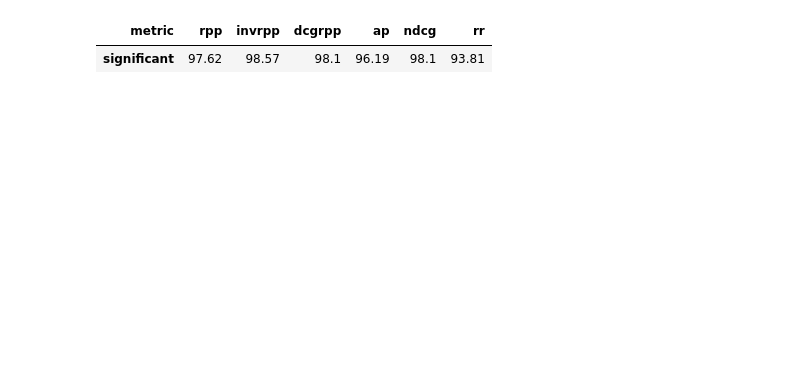
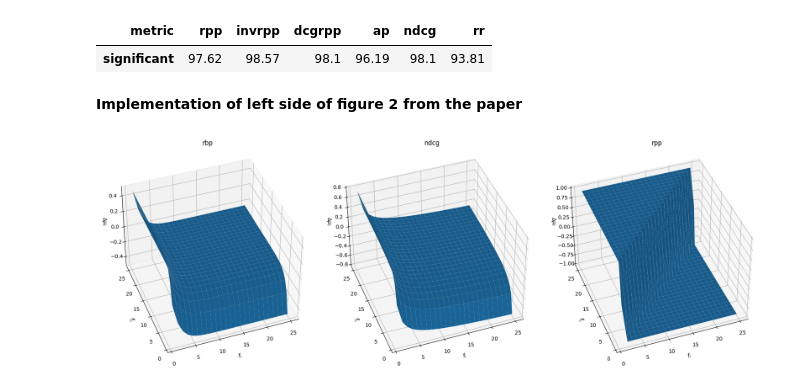
Before and after one commit to SitaraLiang/ir-rpp-project, a Jupyter notebook: experiments/milos/sandbox.ipynb, the cells around one changed output. Drawn from its saved outputs; the diff is of its cells as text; code cells hidden in the pictures; blank space fills up the shorter version.

Commit message:
Implement Figure 2 from paper

```diff
--- a/experiments/milos/sandbox.ipynb
+++ b/experiments/milos/sandbox.ipynb
@@ -16,3 +16,48 @@ df_summary
 # %% [output]
 | metric | rpp | invrpp | dcgrpp | ap | ndcg | rr |
 | significant | 97.62 | 98.57 | 98.1 | 96.19 | 98.1 | 93.81 |
+# %% [markdown]
+**Implementation of left side of figure 2 from the paper**
+# %%
+def delta_mu_rbp(f, f_prime, gamma: float = 0.5):
+    return gamma**f - gamma**f_prime
+
+
+def delta_mu_ndcg(f, f_prime):
+    return 1 / np.log2(f + 1) - 1 / np.log2(f_prime + 1)
+
+
+def delta_mu_rpp(f, f_prime):
+    return np.sign(f_prime - f)
+
+
+functions = {
+    "rbp": delta_mu_rbp,
+    "ndcg": delta_mu_ndcg,
+    "rpp": delta_mu_rpp,
+}
+
+f, f_prime = np.meshgrid(np.arange(1, 26), np.arange(1, 26))
+
+
+fig, axes = plt.subplots(
+    1,
+    len(functions),
+    figsize=(18, 6),
+    subplot_kw={"projection": "3d"},
+)
+
+for ax, (name, func) in zip(axes.flatten(), functions.items()):
+    ax.set_title(name)
+    z = func(f, f_prime)
+    ax.plot_surface(f, f_prime, z)
+    ax.set_xlabel("$f_i$")
+    ax.set_ylabel("$f_i'$")
+    ax.set_zlabel(r"$\Delta \mu_i$")
+
+    ax.view_init(elev=40, azim=-110)
+
+fig.tight_layout()
+plt.show()
+# %% [output]
+[figure, added]
```
Also changed, not shown: parts of 1 cell of this notebook, 1 other file.
